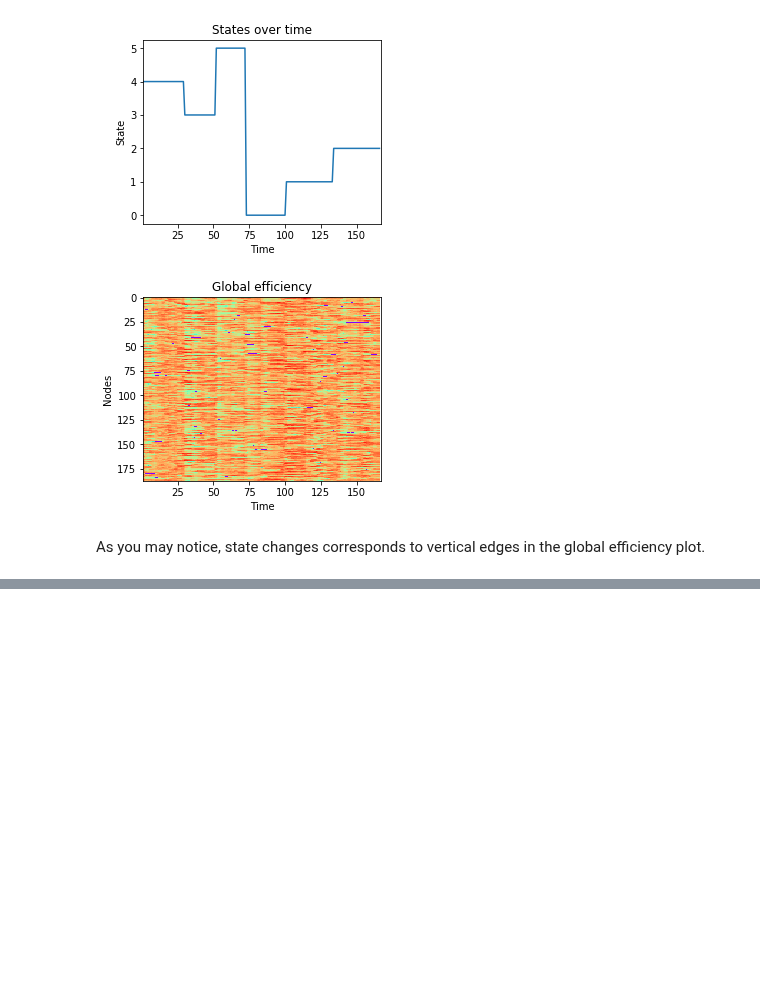
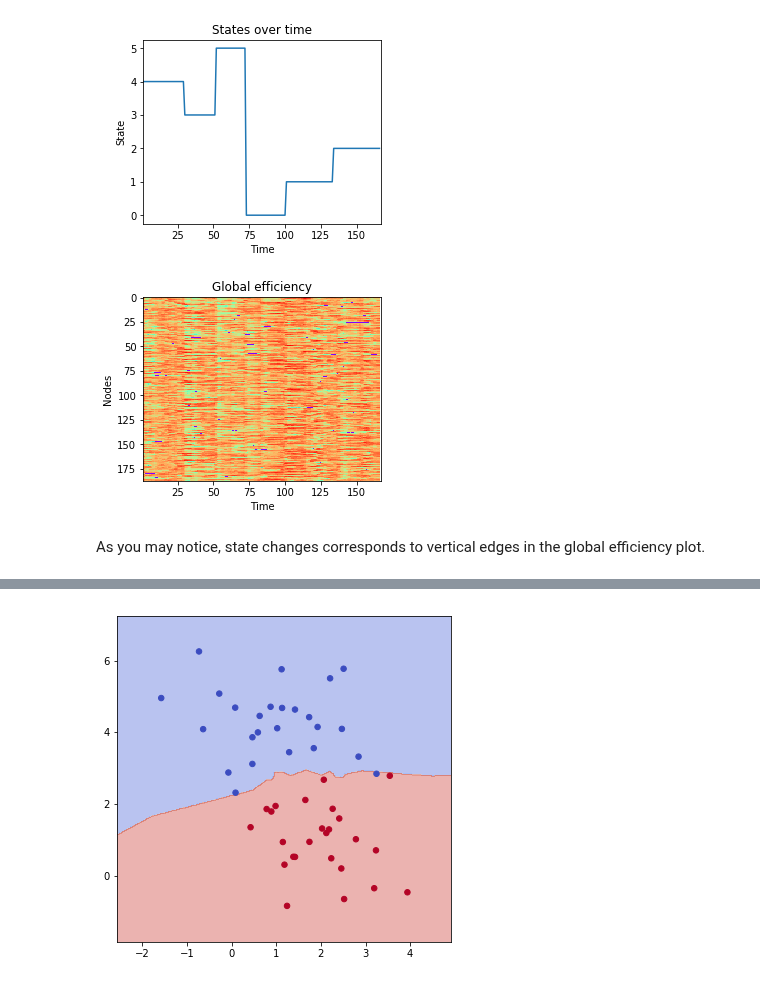
Before and after one commit to sathayas/JupyterfMRIFall2019, a Jupyter notebook: MachineLearning.ipynb, the cells around one changed output, grey strips where cells are left out. Saved outputs shown, nothing was run; the diff lists cells and outputs as text; code cells hidden in the pictures; blank space fills up the shorter version.

```diff
--- a/MachineLearning.ipynb
+++ b/MachineLearning.ipynb
@@ -574,0 +652,4 @@ As you can see, no algorithm works in all settings. Here is a list of different
+# %%
+# k nearest neighbor classifier object
+kNN5 = KNeighborsClassifier(5, weights='uniform')
+kNN5.fit(X,y)
@@ -574,0 +668,12 @@ As you can see, no algorithm works in all settings. Here is a list of different
+# %%
+# decision boundary
+from DecisionBoundary import plot_contours
+
+plt.figure(figsize=[6,6])
+ax = plt.subplot(111)
+plot_contours(ax, kNN5, X[:, 0], X[:, 1],
+                  cmap=plt.cm.coolwarm, alpha=0.4)
+plt.scatter(X[:, 0], X[:, 1], c=y, cmap=plt.cm.coolwarm, s=30)
+plt.show()
+# %% [output]
+[figure, added]
```
Also changed, not shown: parts of 8 cells of this notebook.
